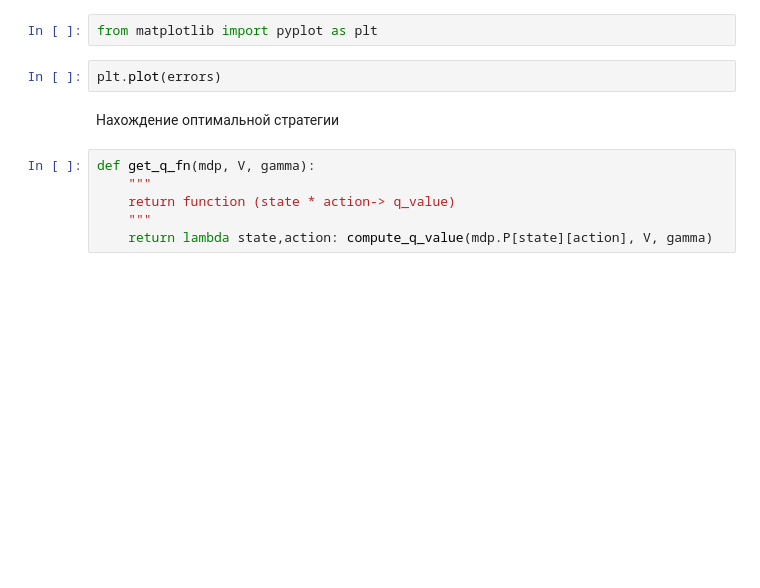
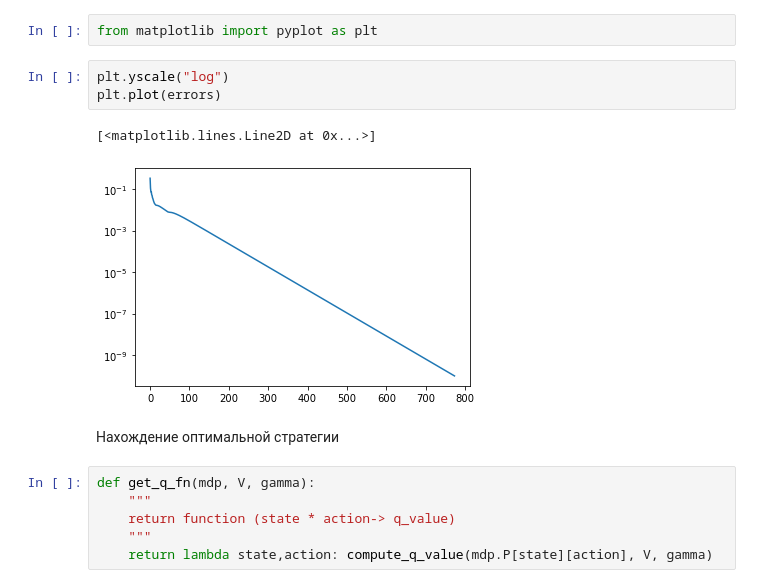
Before and after one commit to james116blue/game_theory_course, a Jupyter notebook: 3.dynamic_programming/mdp_dp_value_iter.ipynb, the cells around one changed output. Saved outputs shown, nothing was run; the diff lists cells and outputs as text; blank space fills up the shorter version.

```diff
--- a/3.dynamic_programming/mdp_dp_value_iter.ipynb
+++ b/3.dynamic_programming/mdp_dp_value_iter.ipynb
@@ -149,7 +219,11 @@ print(V.reshape((4,4)))
 # %%
 from matplotlib import pyplot as plt
 # %%
+plt.yscale("log")
 plt.plot(errors)
+# %% [output]
+[<matplotlib.lines.Line2D at 0x...>]
+[figure, added]
 # %% [markdown]
 Нахождение оптимальной стратегии
 # %%
```
Also changed, not shown: parts of 12 cells of this notebook, 8 other files.
